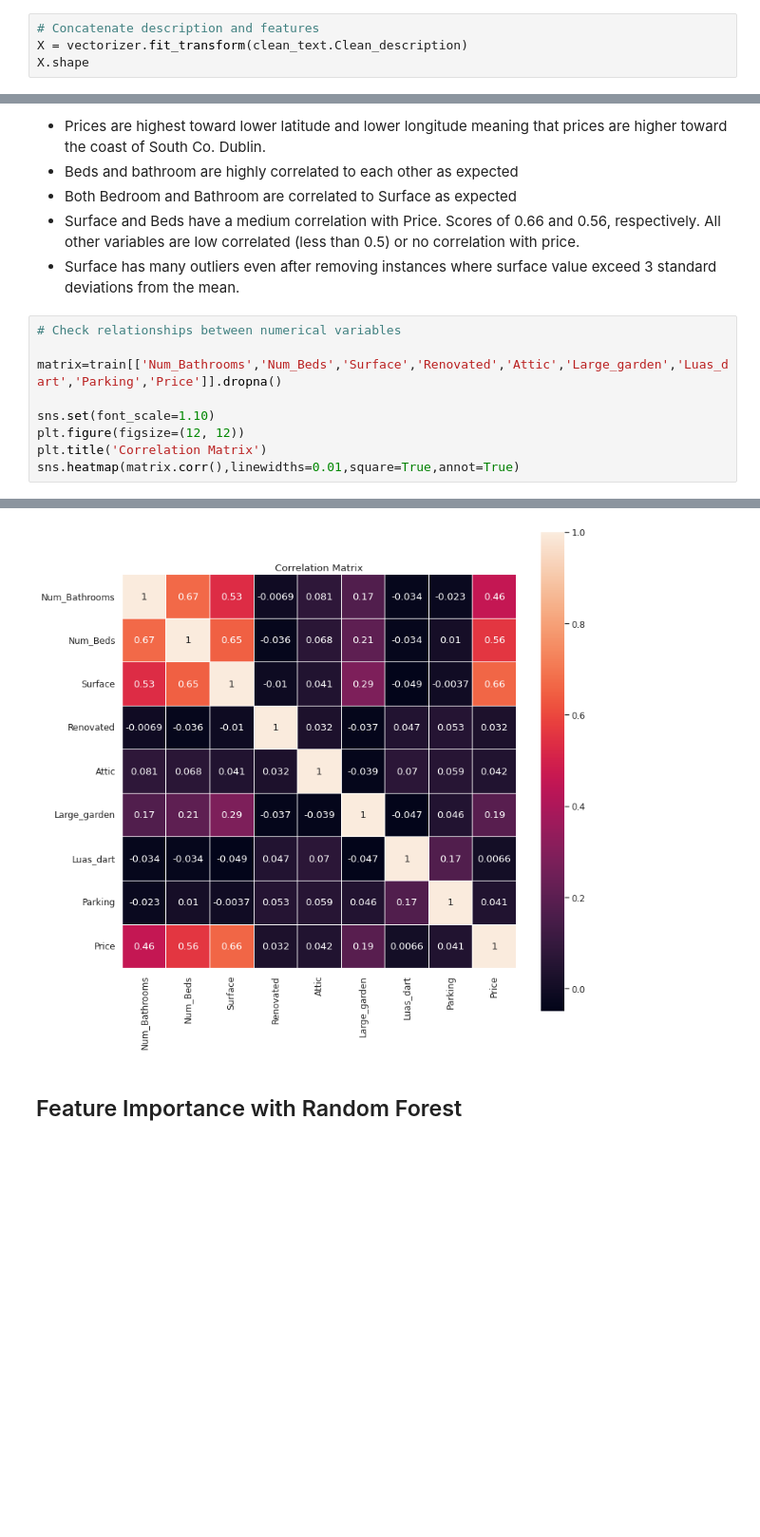
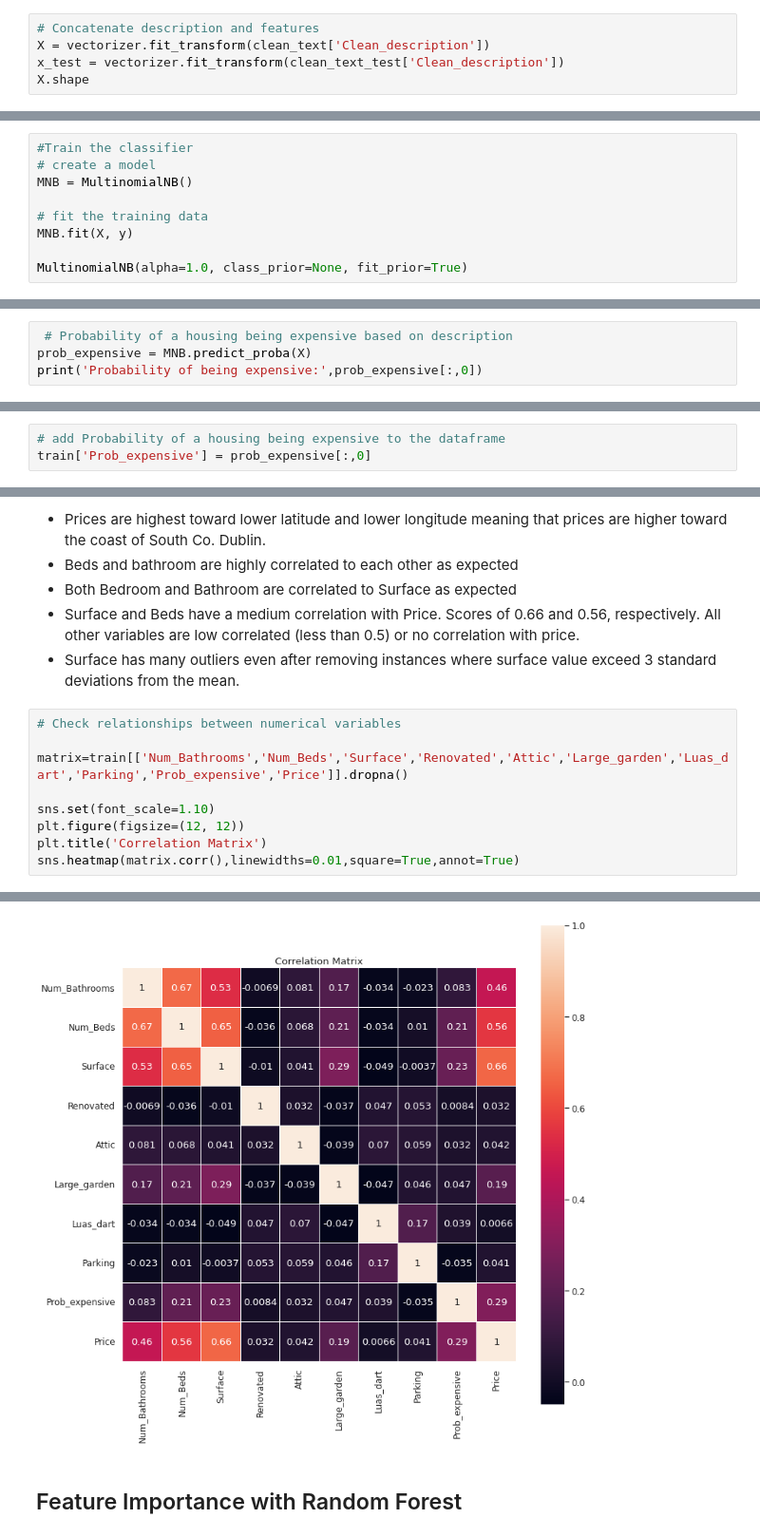
Before and after one commit to carlos20160984/ET5003_SEM1_2021-2, a Jupyter notebook: ET5003_KaggleCompetition_Carlos_Santiago.ipynb, the cells around one changed output, grey strips where cells are left out. Shown at 95% size. Cells and saved outputs as stored; diff of their text form; blank space fills up the shorter version.

```diff
--- a/ET5003_KaggleCompetition_Carlos_Santiago.ipynb
+++ b/ET5003_KaggleCompetition_Carlos_Santiago.ipynb
@@ -649,7 +685,8 @@ TfidfVectorizer(analyzer='word', binary=False, decode_error='strict',
                 tokenizer=None, use_idf=True, vocabulary=None)
 # %%
 # Concatenate description and features
-X = vectorizer.fit_transform(clean_text.Clean_description)
+X = vectorizer.fit_transform(clean_text['Clean_description'])
+x_test = vectorizer.fit_transform(clean_text_test['Clean_description'])
 X.shape
 # %% [output]
 (1597, 300)
@@ -667,0 +698,9 @@ sns.countplot(y)
+# %%
+#Train the classifier
+# create a model
+MNB = MultinomialNB()
+
+# fit the training data
+MNB.fit(X, y)
+
+MultinomialNB(alpha=1.0, class_prior=None, fit_prior=True)
@@ -667,0 +709,4 @@ sns.countplot(y)
+# %%
+ # Probability of a housing being expensive based on description
+prob_expensive = MNB.predict_proba(X)
+print('Probability of being expensive:',prob_expensive[:,0])
@@ -667,0 +715,3 @@ sns.countplot(y)
+# %%
+# add Probability of a housing being expensive to the dataframe
+train['Prob_expensive'] = prob_expensive[:,0]
@@ -739,15 +755,15 @@ plt.show()
 # %%
 # Check relationships between numerical variables
 
-matrix=train[['Num_Bathrooms','Num_Beds','Surface','Renovated','Attic','Large_garden','Luas_dart','Parking','Price']].dropna()
+matrix=train[['Num_Bathrooms','Num_Beds','Surface','Renovated','Attic','Large_garden','Luas_dart','Parking','Prob_expensive','Price']].dropna()
 
 sns.set(font_scale=1.10)
 plt.figure(figsize=(12, 12))
 plt.title('Correlation Matrix')
 sns.heatmap(matrix.corr(),linewidths=0.01,square=True,annot=True)
 # %% [output]
 <matplotlib.axes._subplots.AxesSubplot at 0x...>
-[figure, old version]
+[figure, new version]
 # %% [markdown]
 ## Feature Importance with Random Forest
 # %%
```
Also changed, not shown: parts of 51 cells of this notebook.
